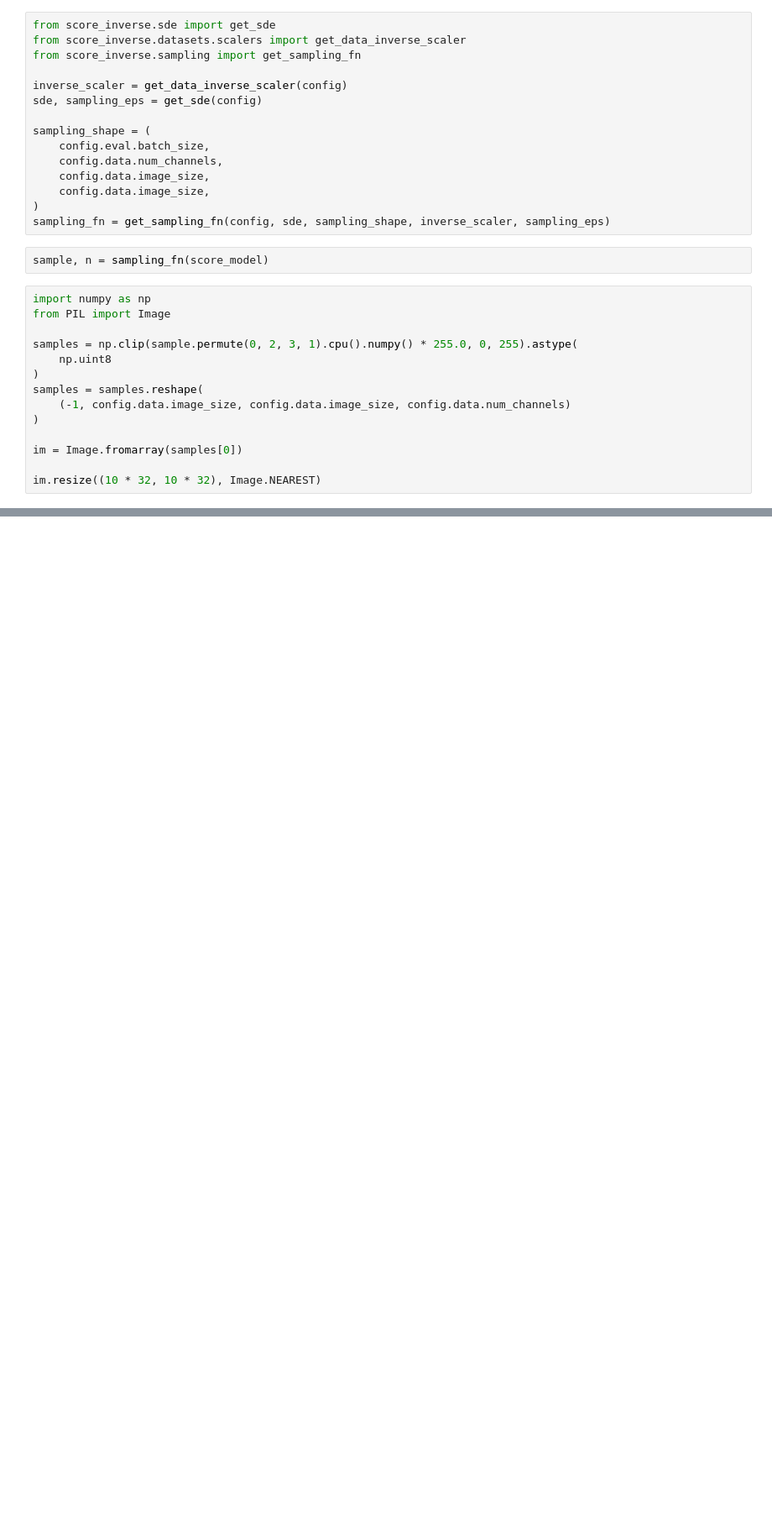
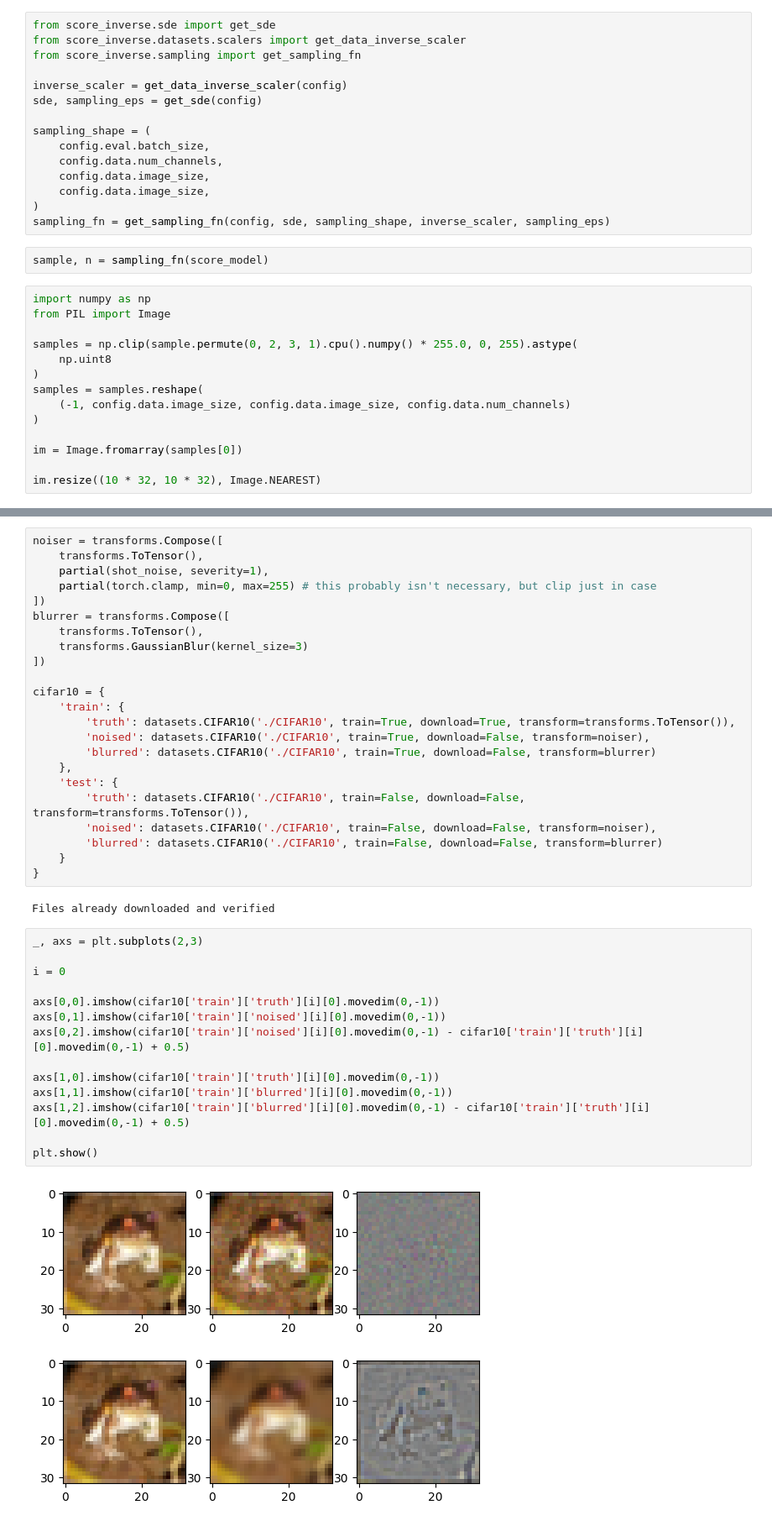
Before and after one commit to andylolu2/score-sde-inverse, a Jupyter notebook: test.ipynb, the cells around one changed output, grey strips where cells are left out. Shown at 84% size. Cells and saved outputs as stored; diff of their text form; blank space fills up the shorter version.

Commit message:
CIFAR10 data loading & blurred/noised data

```diff
--- a/test.ipynb
+++ b/test.ipynb
@@ -57,0 +66,41 @@ im.resize((10 * 32, 10 * 32), Image.NEAREST)
+# %%
+noiser = transforms.Compose([
+    transforms.ToTensor(),
+    partial(shot_noise, severity=1),
+    partial(torch.clamp, min=0, max=255) # this probably isn't necessary, but clip just in case
+])
+blurrer = transforms.Compose([
+    transforms.ToTensor(),
+    transforms.GaussianBlur(kernel_size=3)
+])
+
+cifar10 = {
+    'train': {
+        'truth': datasets.CIFAR10('./CIFAR10', train=True, download=True, transform=transforms.ToTensor()),
+        'noised': datasets.CIFAR10('./CIFAR10', train=True, download=False, transform=noiser),
+        'blurred': datasets.CIFAR10('./CIFAR10', train=True, download=False, transform=blurrer)
+    },
+    'test': {
+        'truth': datasets.CIFAR10('./CIFAR10', train=False, download=False, transform=transforms.ToTensor()),
+        'noised': datasets.CIFAR10('./CIFAR10', train=False, download=False, transform=noiser),
+        'blurred': datasets.CIFAR10('./CIFAR10', train=False, download=False, transform=blurrer)
+    }
+}
+# %% [output]
+Files already downloaded and verified
+# %%
+_, axs = plt.subplots(2,3)
+
+i = 0
+
+axs[0,0].imshow(cifar10['train']['truth'][i][0].movedim(0,-1))
+axs[0,1].imshow(cifar10['train']['noised'][i][0].movedim(0,-1))
+axs[0,2].imshow(cifar10['train']['noised'][i][0].movedim(0,-1) - cifar10['train']['truth'][i][0].movedim(0,-1) + 0.5)
+
+axs[1,0].imshow(cifar10['train']['truth'][i][0].movedim(0,-1))
+axs[1,1].imshow(cifar10['train']['blurred'][i][0].movedim(0,-1))
+axs[1,2].imshow(cifar10['train']['blurred'][i][0].movedim(0,-1) - cifar10['train']['truth'][i][0].movedim(0,-1) + 0.5)
+
+plt.show()
+# %% [output]
+[figure, added]
```
Also changed, not shown: parts of 6 cells of this notebook, 1 other file.
